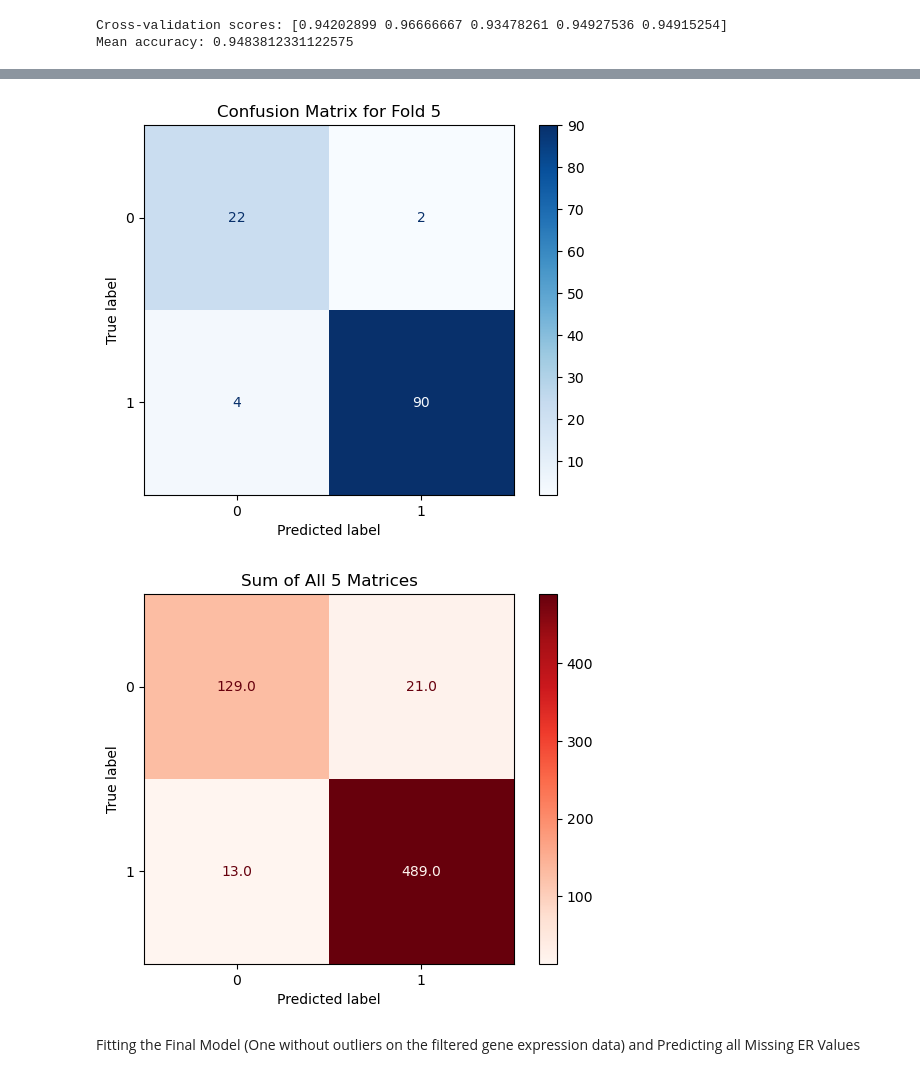
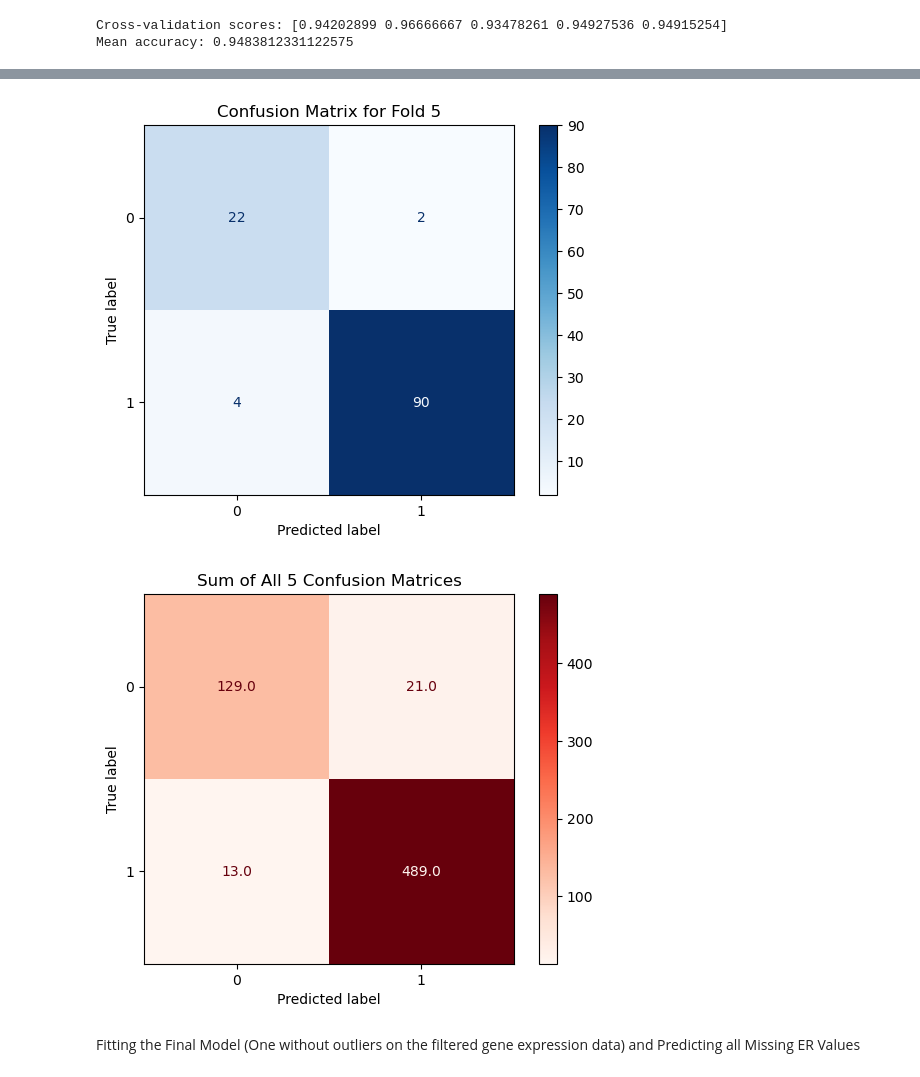
Before and after one commit to mjkim1001/DATA481-Breast_Cancer, a Jupyter notebook: Nick/Code/NickRandomForest.ipynb, the cells around one changed output, grey strips where cells are left out. Cells and saved outputs as stored; diff of their text form; code cells hidden in the pictures.

```diff
--- a/Nick/Code/NickRandomForest.ipynb
+++ b/Nick/Code/NickRandomForest.ipynb
@@ -341,8 +341,8 @@ fulldfno.shape
 fulldfno["Group"] = fulldfno["Group"] - 1
 # %%
 #Setting up X and y
-X = fulldfno.drop(columns=["PAM50", "TumorPurity", "ProliferationScore", "ER", "PR", "HER2", "Group"])
-y = fulldfno["ER"]
+X5 = fulldfno.drop(columns=["PAM50", "TumorPurity", "ProliferationScore", "ER", "PR", "HER2", "Group"])
+y5 = fulldfno["ER"]
 # %%
 #Splitting data and setting up predefined split
 group_indices = fulldfno['Group'].values
@@ -370,35 +370,35 @@ y = np.array(y)
 z = np.zeros((2,2))
 for fold_idx, (train_idx, test_idx) in enumerate(ps.split(), 1):
     # Split data into train and test
     X_train, X_test = X[train_idx], X[test_idx]
     y_train, y_test = y[train_idx], y[test_idx]
 
     # Train the model
     rf.fit(X_train, y_train)
 
     # Make predictions
     y_pred = rf.predict(X_test)
 
     # Compute confusion matrix
     cm = confusion_matrix(y_test, y_pred).astype(int)
     z = z + cm
 
     # Display the confusion matrix
     disp = ConfusionMatrixDisplay(confusion_matrix=cm)
     disp.plot(cmap="Blues")
     plt.title(f"Confusion Matrix for Fold {fold_idx}")
     plt.show()
 disp = ConfusionMatrixDisplay(confusion_matrix=z)
 disp.plot(cmap="Reds", values_format = "")
-plt.title(f"Sum of All 5 Matrices")
+plt.title(f"Sum of All 5 Confusion Matrices")
 plt.show()
 # %% [output]
 [figure]
 [figure]
 [figure]
 [figure]
 [figure]
-[figure, old version]
+[figure, new version]
 # %% [markdown]
 Fitting the Final Model (One without outliers on the filtered gene expression data) and Predicting all Missing ER Values
 # %%
```
Also changed, not shown: parts of 2 cells of this notebook, 2 other files.
